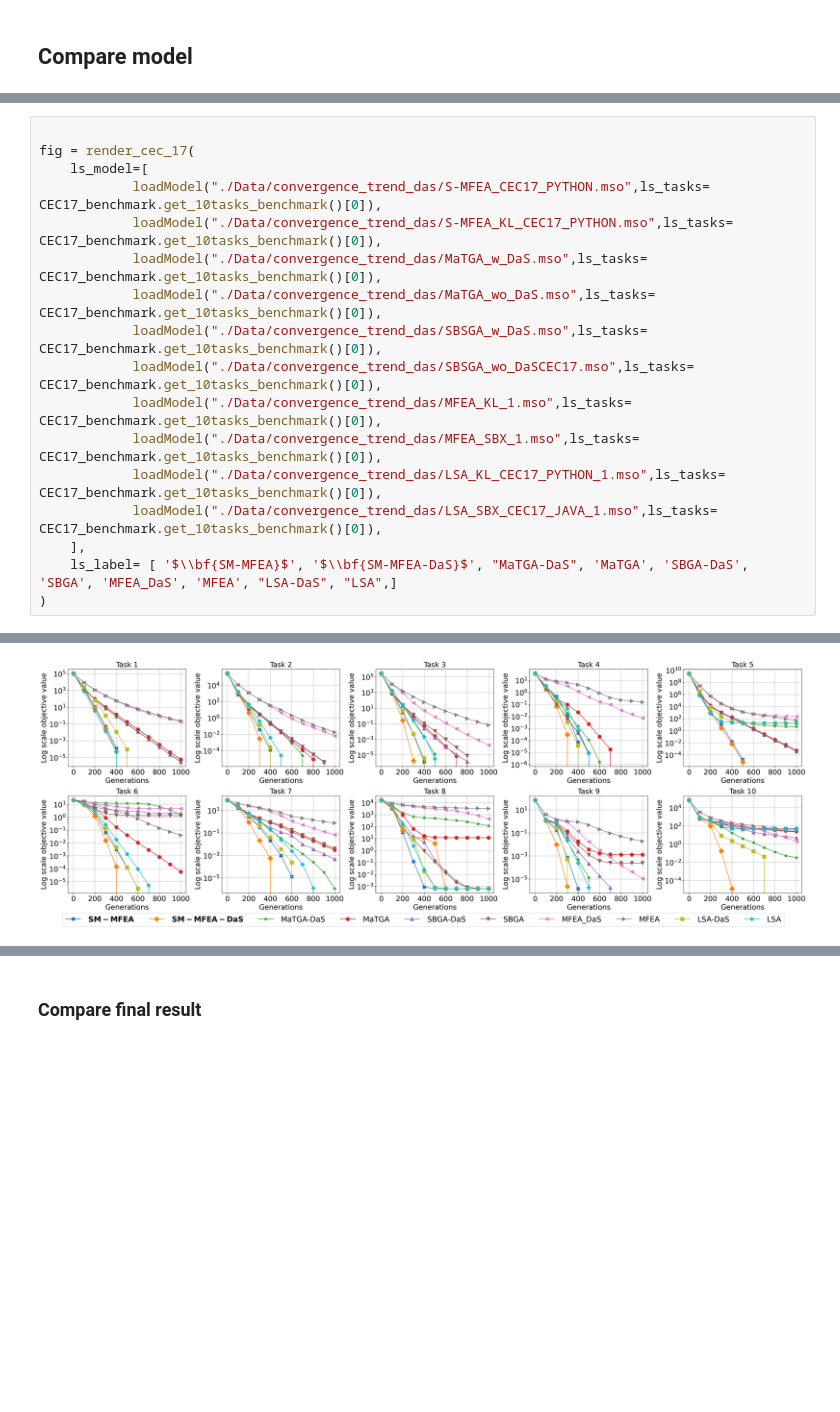
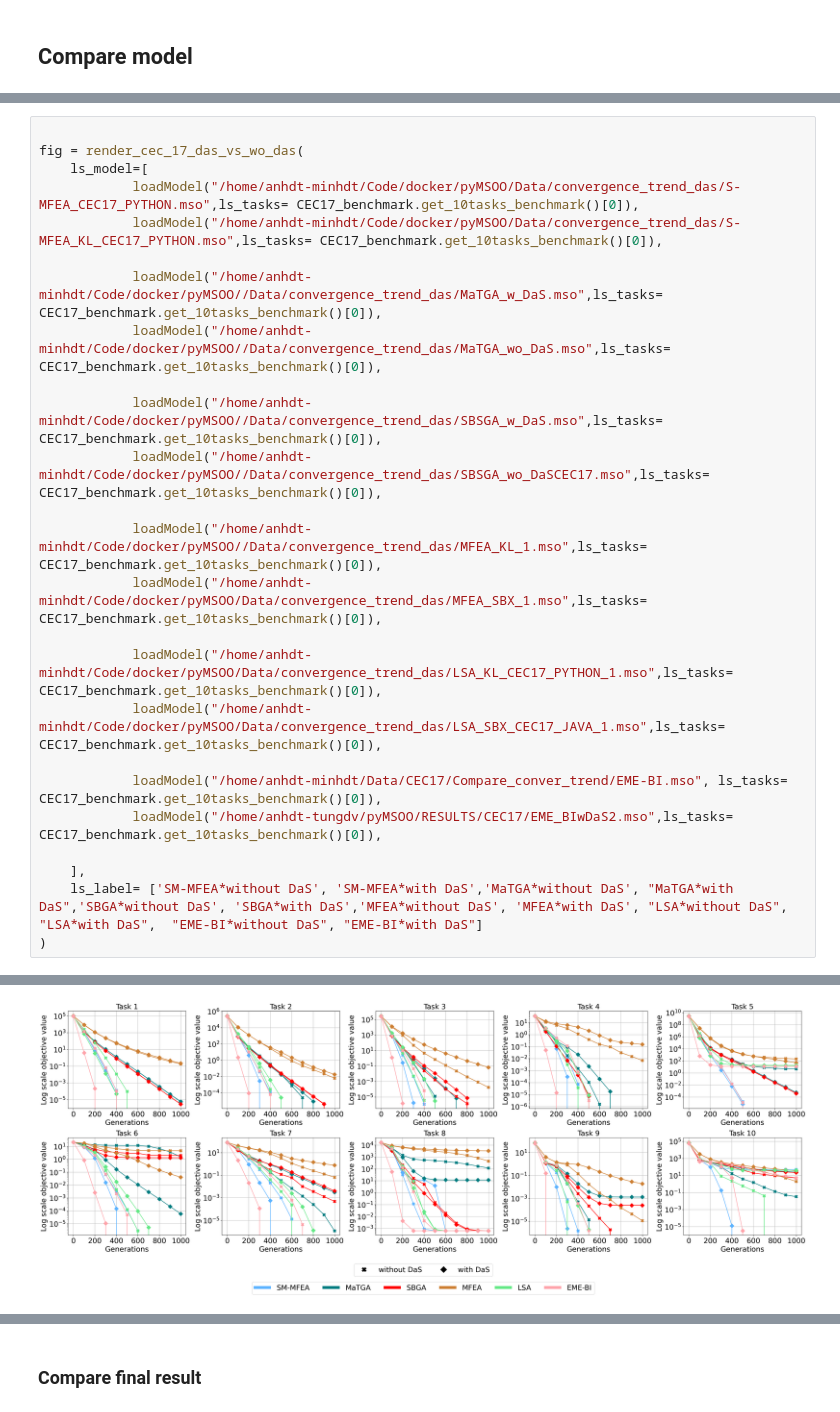
Before and after one commit to vuanhhuyhlqn/pymsoo_amfea, a Jupyter notebook: tutorial.ipynb, the cells around one changed output, grey strips where cells are left out. Cells and saved outputs as stored; diff of their text form; blank space fills up the shorter version.

Commit message:
add render convergence trend

```diff
--- a/tutorial.ipynb
+++ b/tutorial.ipynb
@@ -30,19 +30,27 @@ from pyMSOO.utils.Compare.utils import render_cec_17
 # %%
 
-fig = render_cec_17(
+fig = render_cec_17_das_vs_wo_das(
     ls_model=[
-            loadModel("./Data/convergence_trend_das/S-MFEA_CEC17_PYTHON.mso",ls_tasks= CEC17_benchmark.get_10tasks_benchmark()[0]),
-            loadModel("./Data/convergence_trend_das/S-MFEA_KL_CEC17_PYTHON.mso",ls_tasks= CEC17_benchmark.get_10tasks_benchmark()[0]),
-            loadModel("./Data/convergence_trend_das/MaTGA_w_DaS.mso",ls_tasks= CEC17_benchmark.get_10tasks_benchmark()[0]),
-            loadModel("./Data/convergence_trend_das/MaTGA_wo_DaS.mso",ls_tasks= CEC17_benchmark.get_10tasks_benchmark()[0]),
-            loadModel("./Data/convergence_trend_das/SBSGA_w_DaS.mso",ls_tasks= CEC17_benchmark.get_10tasks_benchmark()[0]),
-            loadModel("./Data/convergence_trend_das/SBSGA_wo_DaSCEC17.mso",ls_tasks= CEC17_benchmark.get_10tasks_benchmark()[0]),
-            loadModel("./Data/convergence_trend_das/MFEA_KL_1.mso",ls_tasks= CEC17_benchmark.get_10tasks_benchmark()[0]),
-            loadModel("./Data/convergence_trend_das/MFEA_SBX_1.mso",ls_tasks= CEC17_benchmark.get_10tasks_benchmark()[0]),
-            loadModel("./Data/convergence_trend_das/LSA_KL_CEC17_PYTHON_1.mso",ls_tasks= CEC17_benchmark.get_10tasks_benchmark()[0]),
-            loadModel("./Data/convergence_trend_das/LSA_SBX_CEC17_JAVA_1.mso",ls_tasks= CEC17_benchmark.get_10tasks_benchmark()[0]),
+            loadModel("/home/anhdt-minhdt/Code/docker/pyMSOO/Data/convergence_trend_das/S-MFEA_CEC17_PYTHON.mso",ls_tasks= CEC17_benchmark.get_10tasks_benchmark()[0]),
+            loadModel("/home/anhdt-minhdt/Code/docker/pyMSOO/Data/convergence_trend_das/S-MFEA_KL_CEC17_PYTHON.mso",ls_tasks= CEC17_benchmark.get_10tasks_benchmark()[0]),
+
+            loadModel("/home/anhdt-minhdt/Code/docker/pyMSOO//Data/convergence_trend_das/MaTGA_w_DaS.mso",ls_tasks= CEC17_benchmark.get_10tasks_benchmark()[0]),
+            loadModel("/home/anhdt-minhdt/Code/docker/pyMSOO//Data/convergence_trend_das/MaTGA_wo_DaS.mso",ls_tasks= CEC17_benchmark.get_10tasks_benchmark()[0]),
+
+            loadModel("/home/anhdt-minhdt/Code/docker/pyMSOO//Data/convergence_trend_das/SBSGA_w_DaS.mso",ls_tasks= CEC17_benchmark.get_10tasks_benchmark()[0]),
+            loadModel("/home/anhdt-minhdt/Code/docker/pyMSOO//Data/convergence_trend_das/SBSGA_wo_DaSCEC17.mso",ls_tasks= CEC17_benchmark.get_10tasks_benchmark()[0]),
+
+            loadModel("/home/anhdt-minhdt/Code/docker/pyMSOO//Data/convergence_trend_das/MFEA_KL_1.mso",ls_tasks= CEC17_benchmark.get_10tasks_benchmark()[0]),
+            loadModel("/home/anhdt-minhdt/Code/docker/pyMSOO/Data/convergence_trend_das/MFEA_SBX_1.mso",ls_tasks= CEC17_benchmark.get_10tasks_benchmark()[0]),
+
+            loadModel("/home/anhdt-minhdt/Code/docker/pyMSOO/Data/convergence_trend_das/LSA_KL_CEC17_PYTHON_1.mso",ls_tasks= CEC17_benchmark.get_10tasks_benchmark()[0]),
+            loadModel("/home/anhdt-minhdt/Code/docker/pyMSOO/Data/convergence_trend_das/LSA_SBX_CEC17_JAVA_1.mso",ls_tasks= CEC17_benchmark.get_10tasks_benchmark()[0]),
+
+            loadModel("/home/anhdt-minhdt/Data/CEC17/Compare_conver_trend/EME-BI.mso", ls_tasks= CEC17_benchmark.get_10tasks_benchmark()[0]),
+            loadModel("/home/anhdt-tungdv/pyMSOO/RESULTS/CEC17/EME_BIwDaS2.mso",ls_tasks= CEC17_benchmark.get_10tasks_benchmark()[0]),
+
     ],
-    ls_label= [ '$\\bf{SM-MFEA}$', '$\\bf{SM-MFEA-DaS}$', "MaTGA-DaS", 'MaTGA', 'SBGA-DaS', 'SBGA', 'MFEA_DaS', 'MFEA', "LSA-DaS", "LSA",]
+    ls_label= ['SM-MFEA*without DaS', 'SM-MFEA*with DaS','MaTGA*without DaS', "MaTGA*with DaS",'SBGA*without DaS', 'SBGA*with DaS','MFEA*without DaS', 'MFEA*with DaS', "LSA*without DaS", "LSA*with DaS",  "EME-BI*without DaS", "EME-BI*with DaS"]
 )
 # %% [output]
 3
@@ -49 +60 @@ fig = render_cec_17(
-[figure, old version]
+[figure, new version]
```
Also changed, not shown: parts of 5 cells of this notebook, 2 other files.
